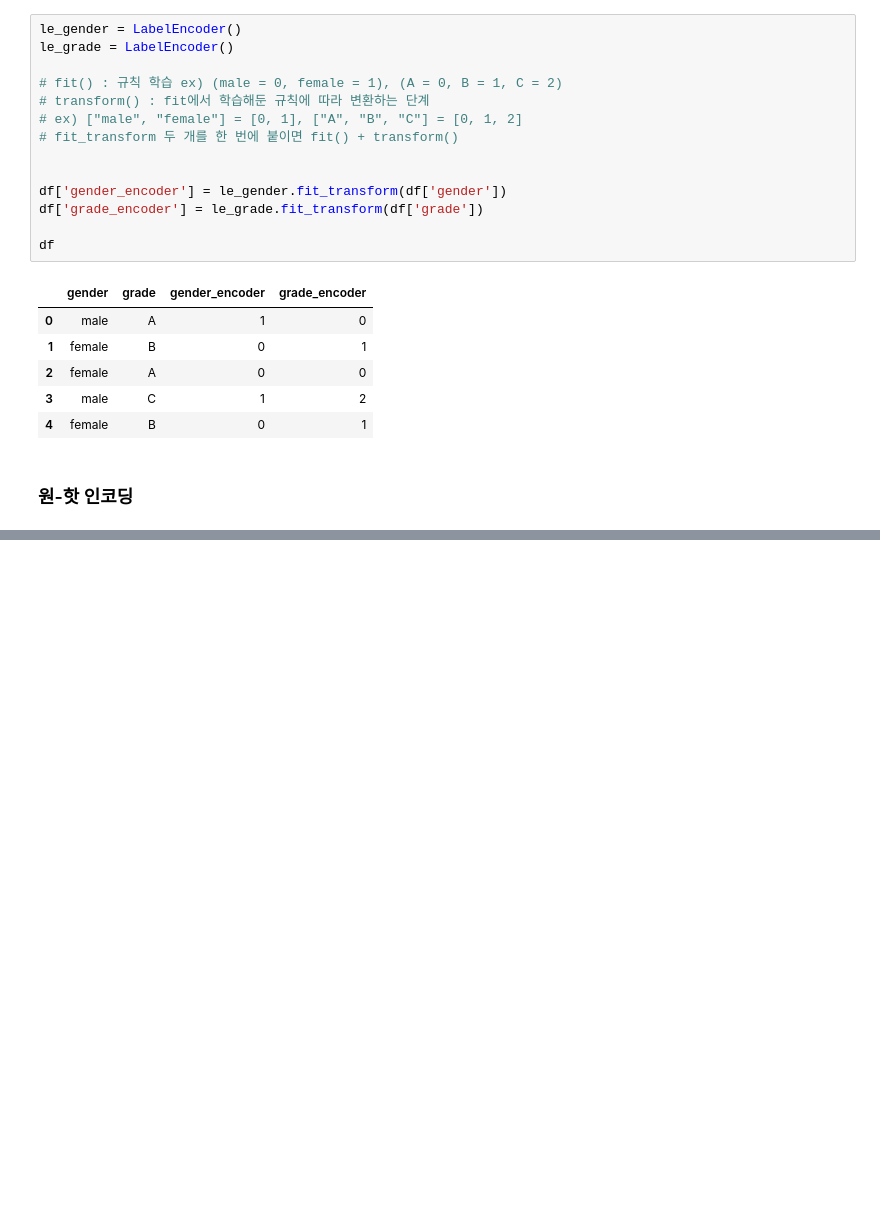
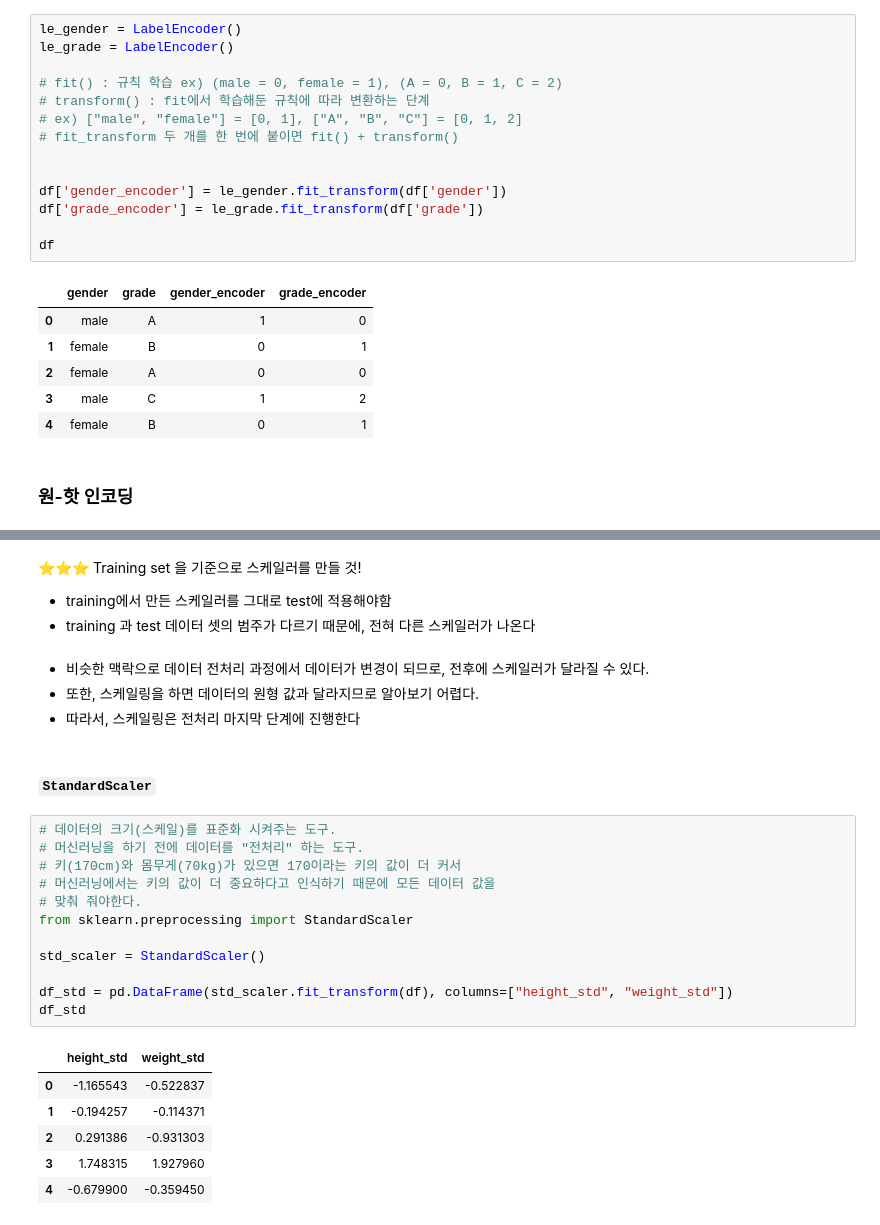
Before and after one commit to chayojun/TIL, a Jupyter notebook: src/2025_08_19_DataPreprocessing.ipynb, the cells around one changed output, grey strips where cells are left out. Cells and saved outputs as stored; diff of their text form; blank space fills up the shorter version.

```diff
--- a/src/2025_08_19_DataPreprocessing.ipynb
+++ b/src/2025_08_19_DataPreprocessing.ipynb
@@ -306,0 +342,29 @@ df
+# %% [markdown]
+⭐⭐⭐ Training set 을 기준으로 스케일러를 만들 것!
+- training에서 만든 스케일러를 그대로 test에 적용해야함
+- training 과 test 데이터 셋의 범주가 다르기 때문에, 전혀 다른 스케일러가 나온다
+# %% [markdown]
+- 비슷한 맥락으로 데이터 전처리 과정에서 데이터가 변경이 되므로, 전후에 스케일러가 달라질 수 있다.
+- 또한, 스케일링을 하면 데이터의 원형 값과 달라지므로 알아보기 어렵다.
+- 따라서, 스케일링은 전처리 마지막 단계에 진행한다
+# %% [markdown]
+#### `StandardScaler`
+# %%
+# 데이터의 크기(스케일)를 표준화 시켜주는 도구.
+# 머신러닝을 하기 전에 데이터를 "전처리" 하는 도구.
+# 키(170cm)와 몸무게(70kg)가 있으면 170이라는 키의 값이 더 커서
+# 머신러닝에서는 키의 값이 더 중요하다고 인식하기 때문에 모든 데이터 값을
+# 맞춰 줘야한다.
+from sklearn.preprocessing import StandardScaler
+
+std_scaler = StandardScaler()
+
+df_std = pd.DataFrame(std_scaler.fit_transform(df), columns=["height_std", "weight_std"])
+df_std
+# %% [output]
+|  | height_std | weight_std |
+| 0 | -1.165543 | -0.522837 |
+| 1 | -0.194257 | -0.114371 |
+| 2 | 0.291386 | -0.931303 |
+| 3 | 1.748315 | 1.927960 |
+| 4 | -0.679900 | -0.359450 |
```
Also changed, not shown: parts of 20 cells of this notebook, 1 other file.
